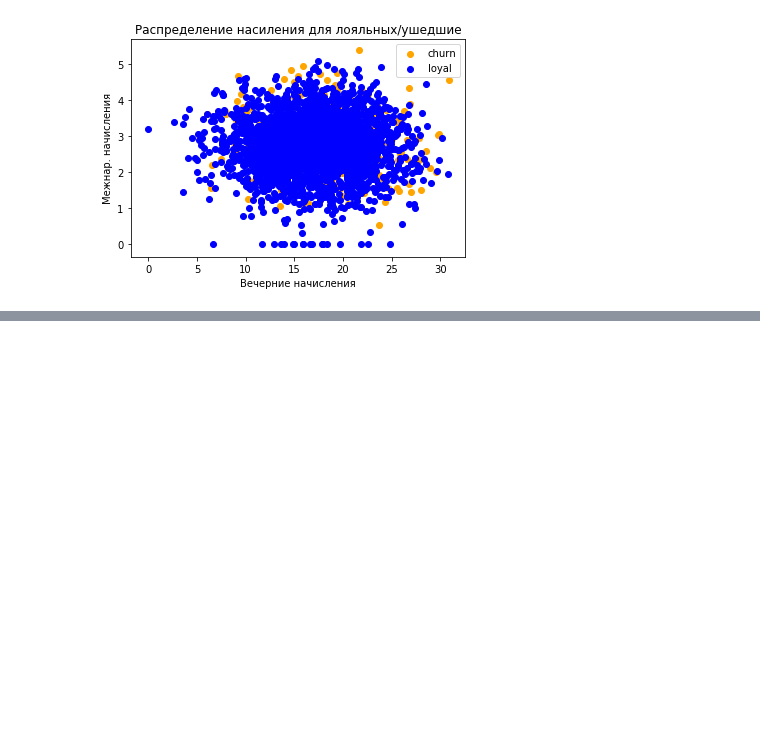
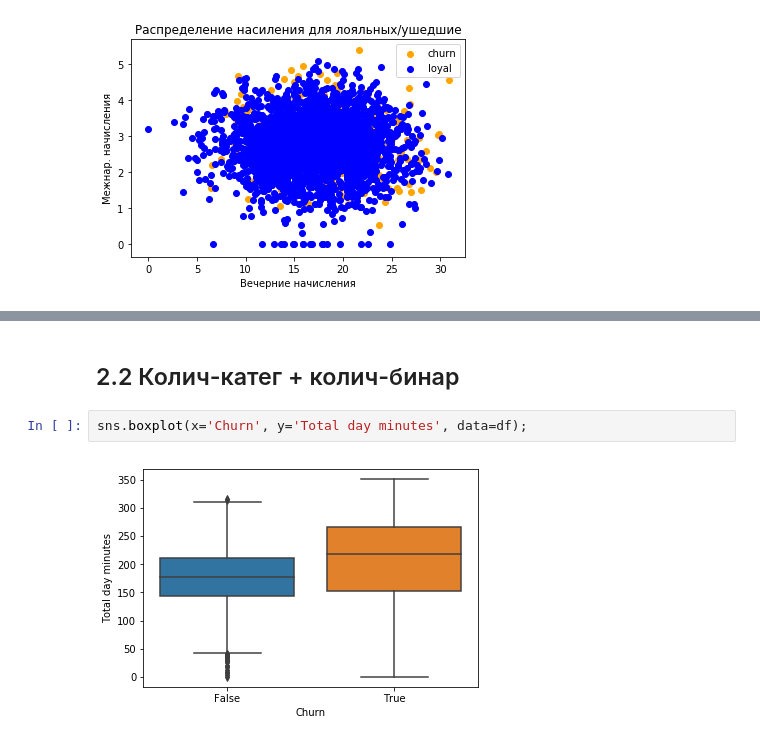
Before and after one commit to lluidesia/my-data-science-study-jam, a Jupyter notebook: Mlcourse_open/Week2__visual_analysis/my_video_lesson4.ipynb, the cells around one changed output, grey strips where cells are left out. Drawn from its saved outputs; the diff is of its cells as text; blank space fills up the shorter version.

```diff
--- a/Mlcourse_open/Week2__visual_analysis/my_video_lesson4.ipynb
+++ b/Mlcourse_open/Week2__visual_analysis/my_video_lesson4.ipynb
@@ -115,0 +178,6 @@ plt.legend();
+# %% [markdown]
+## 2.2 Колич-катег + колич-бинар
+# %%
+sns.boxplot(x='Churn', y='Total day minutes', data=df);
+# %% [output]
+[figure, added]
```
Also changed, not shown: parts of 22 cells of this notebook, 5 other files.
